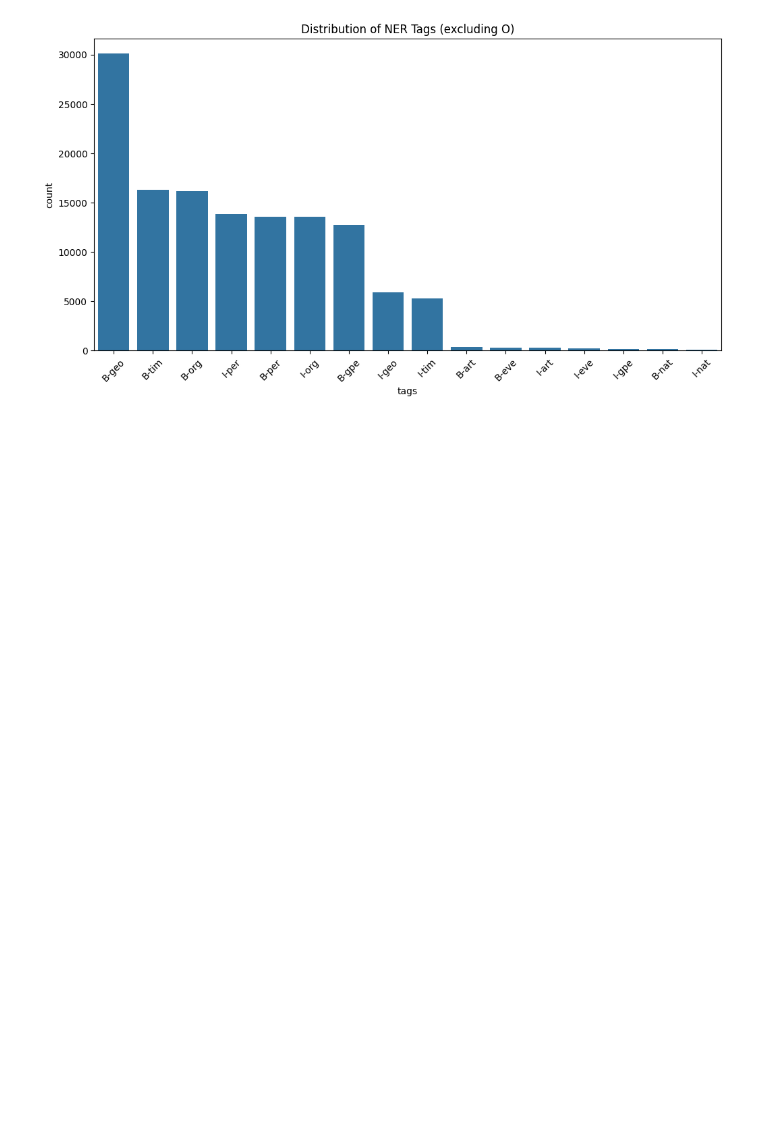
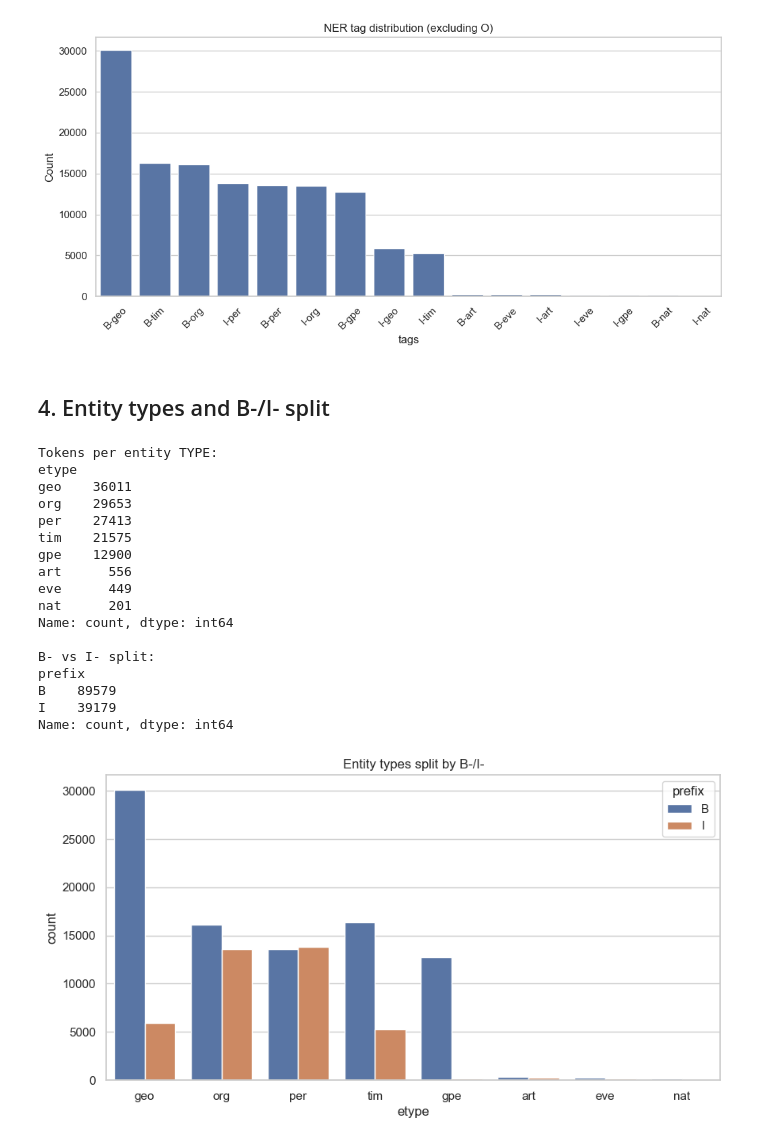
Before and after one commit to MiquelAngelLlauger-Cdm/Natural-Language-Processing, a Jupyter notebook: DELIVERABLE_2/jose_things/01_EDA.ipynb, the cells around one changed output. Drawn from its saved outputs; the diff is of its cells as text; code cells hidden in the pictures; blank space fills up the shorter version.

```diff
--- a/DELIVERABLE_2/jose_things/01_EDA.ipynb
+++ b/DELIVERABLE_2/jose_things/01_EDA.ipynb
@@ -59,9 +106,44 @@ Let's look at the distribution of Named Entity Tags, excluding the 'O' (Outside)
 # %%
-tags_no_O = df_train[df_train['tags'] != 'O']
-plt.figure(figsize=(12, 6))
-sns.countplot(data=tags_no_O, x='tags', order=tags_no_O['tags'].value_counts().index)
-plt.title('Distribution of NER Tags (excluding O)')
-plt.xticks(rotation=45)
+no_o = train_df[train_df['tags'] != 'O']
+plt.figure(figsize=(12,5))
+sns.countplot(data=no_o, x='tags', order=no_o['tags'].value_counts().index)
+plt.title('NER tag distribution (excluding O)')
+plt.xticks(rotation=45); plt.ylabel('Count')
 plt.show()
 # %% [output]
-[figure, old version]
+[figure, new version]
+# %% [markdown]
+## 4. Entity types and B-/I- split
+# %%
+tmp = no_o.copy()
+tmp['prefix'] = tmp['tags'].str[0]          # B or I
+tmp['etype']  = tmp['tags'].str[2:]         # geo, org, per, ...
+print('Tokens per entity TYPE:')
+print(tmp['etype'].value_counts())
+print('\nB- vs I- split:')
+print(tmp['prefix'].value_counts())
+
+plt.figure(figsize=(10,5))
+sns.countplot(data=tmp, x='etype', hue='prefix',
+              order=tmp['etype'].value_counts().index)
+plt.title('Entity types split by B-/I-')
+plt.show()
+# %% [output]
+Tokens per entity TYPE:
+etype
+geo    36011
+org    29653
+per    27413
+tim    21575
+gpe    12900
+art      556
+eve      449
+nat      201
+Name: count, dtype: int64
+
+B- vs I- split:
+prefix
+B    89579
+I    39179
+Name: count, dtype: int64
+[figure, added]
```
Also changed, not shown: parts of 17 cells of this notebook, 12 other files.
